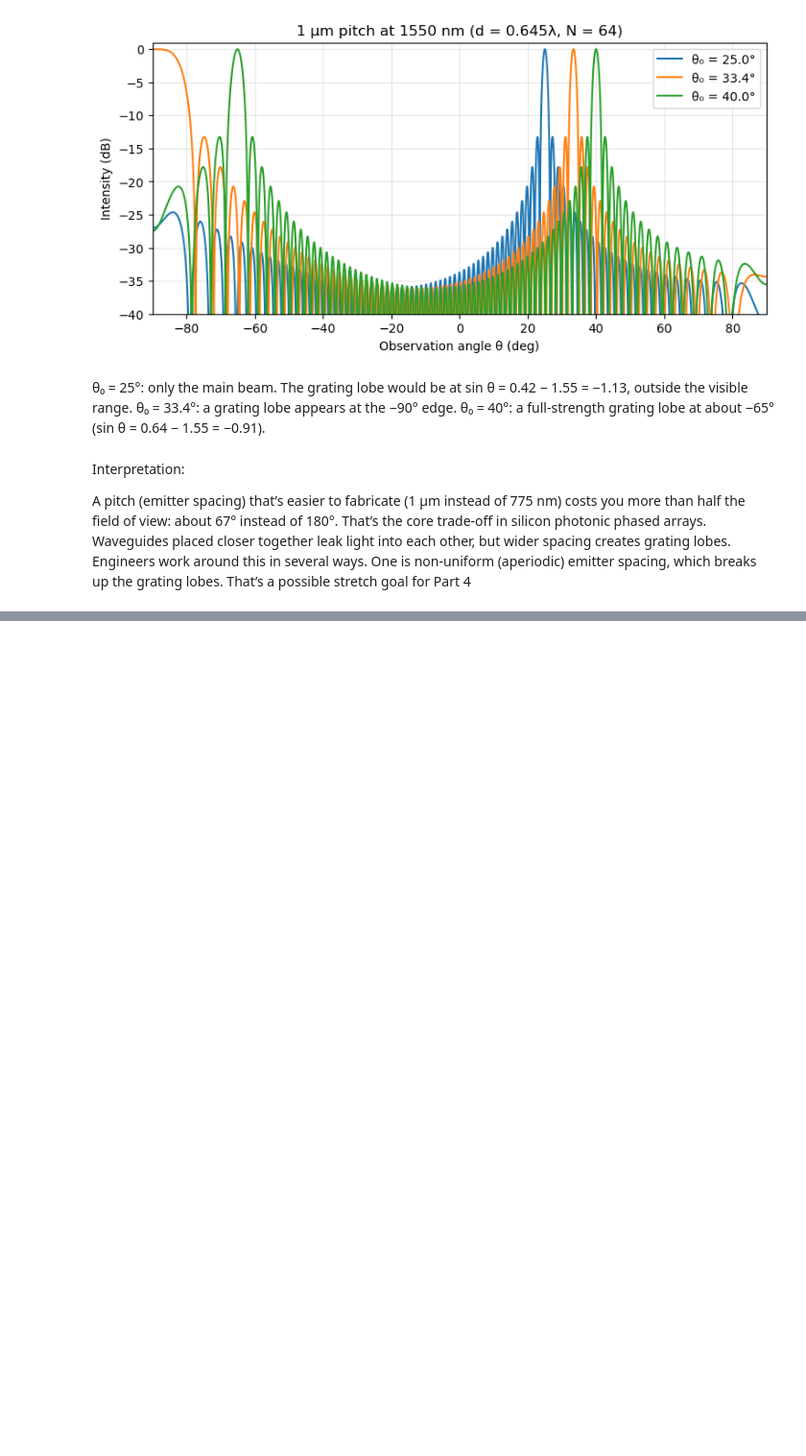
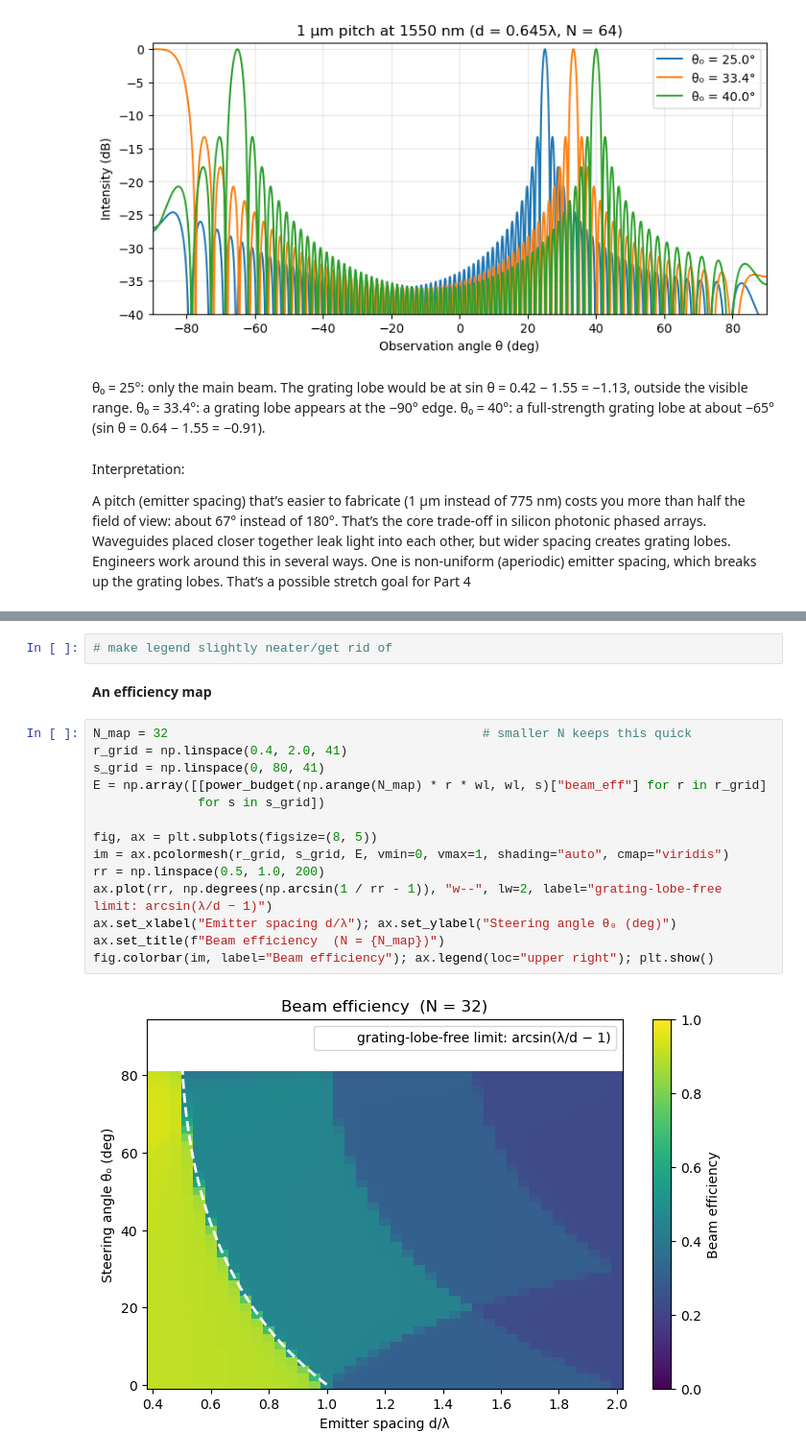
Before and after one commit to sidderz56/opa-beam-steering, a Jupyter notebook: 02_grating_lobes.ipynb, the cells around one changed output, grey strips where cells are left out. Shown at 96% size. Cells and saved outputs as stored; diff of their text form; blank space fills up the shorter version.

```diff
--- a/02_grating_lobes.ipynb
+++ b/02_grating_lobes.ipynb
@@ -167,0 +230,20 @@ Engineers work around this in several ways. One is non-uniform (aperiodic) emitt
+# %%
+# make legend slightly neater/get rid of
+# %% [markdown]
+**An efficiency map**
+# %%
+N_map = 32                                          # smaller N keeps this quick
+r_grid = np.linspace(0.4, 2.0, 41)
+s_grid = np.linspace(0, 80, 41)
+E = np.array([[power_budget(np.arange(N_map) * r * wl, wl, s)["beam_eff"] for r in r_grid]
+              for s in s_grid])
+
+fig, ax = plt.subplots(figsize=(8, 5))
+im = ax.pcolormesh(r_grid, s_grid, E, vmin=0, vmax=1, shading="auto", cmap="viridis")
+rr = np.linspace(0.5, 1.0, 200)
+ax.plot(rr, np.degrees(np.arcsin(1 / rr - 1)), "w--", lw=2, label="grating-lobe-free limit: arcsin(λ/d − 1)")
+ax.set_xlabel("Emitter spacing d/λ"); ax.set_ylabel("Steering angle θ₀ (deg)")
+ax.set_title(f"Beam efficiency  (N = {N_map})")
+fig.colorbar(im, label="Beam efficiency"); ax.legend(loc="upper right"); plt.show()
+# %% [output]
+[figure, added]
```
Also changed, not shown: parts of 14 cells of this notebook.
